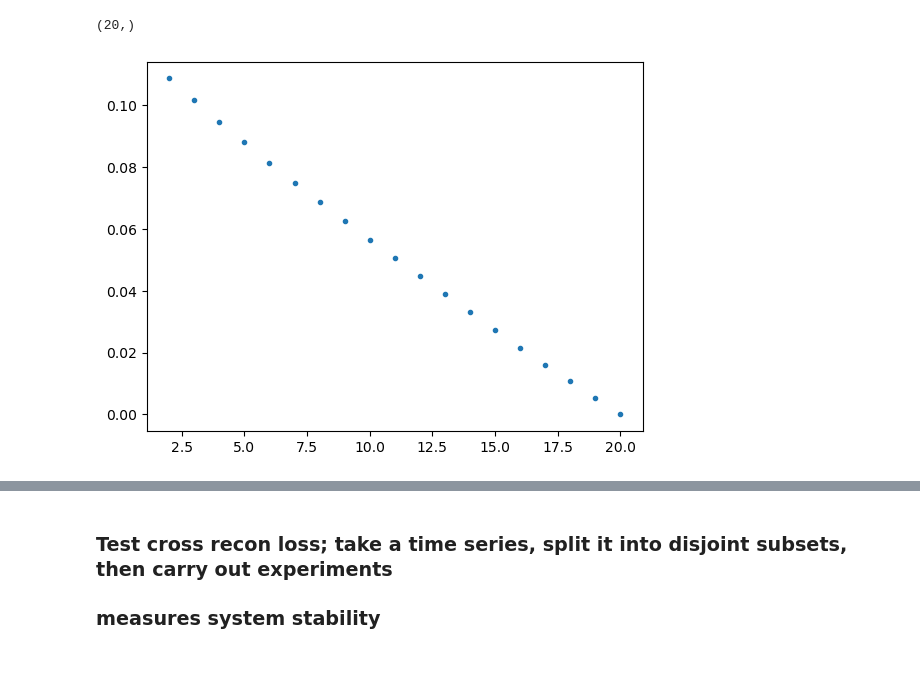
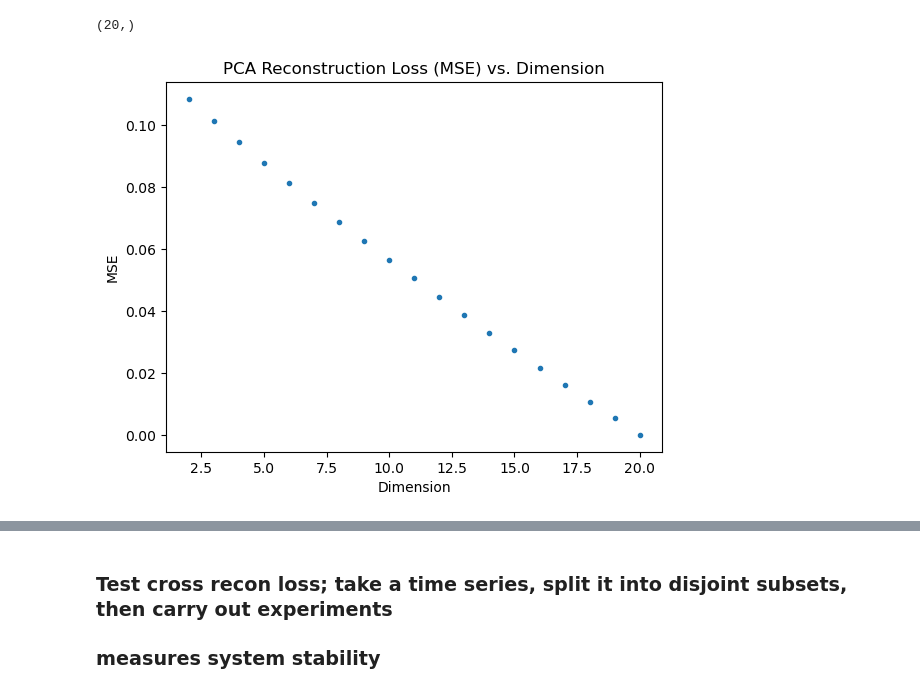
Before and after one commit to seeingquietjohn/ShannonsWiener, a Jupyter notebook: EmbeddingBench.ipynb, the cells around one changed output, grey strips where cells are left out. Drawn from its saved outputs; the diff is of its cells as text; code cells hidden in the pictures; blank space fills up the shorter version.

```diff
--- a/EmbeddingBench.ipynb
+++ b/EmbeddingBench.ipynb
@@ -41,6 +41,15 @@ def calculate_pca_feature_loss_to_dim(X, pca, dim_min, dim_max):
         feature_loss_mat[i] = feature_loss
 
     return feature_loss_mat
+
+def plot_pca_recon_loss(X, pca, dim_min, dim_max):
+    res = calculate_pca_loss_to_dim(X, pca, dim_min, dim_max)
+
+    plt.title("PCA Reconstruction Loss (MSE) vs. Dimension")
+    plt.xlabel("Dimension")
+    plt.ylabel("MSE")
+    plt.plot(np.arange(dim_min, dim_max+1), res, '.')
+    plt.show()
 # %%
 def logistic_map(r, x_0, max_iter = 1000):
     traj = [x_0]
@@ -76,10 +89,9 @@ lgm_delaypca, pca_lgm = delayPCA(lgm, dim, delay, dim)
 lgm_pca_recon_loss = calculate_pca_loss_to_dim(lgm_embedded, pca_lgm, 2, dim)
 lgm_pca_feature_loss = calculate_pca_feature_loss_to_dim(lgm_embedded, pca_lgm, 2, dim)
 # %%
-plt.plot(np.arange(2, dim+1), pca_recon_loss_list, '.')
-plt.show()
+plot_pca_recon_loss(lgm_embedded, pca_lgm, 2, dim)
 # %% [output]
-[figure, old version]
+[figure, new version]
 # %%
 k_feat = 19
 
```
Also changed, not shown: parts of 6 cells of this notebook.
